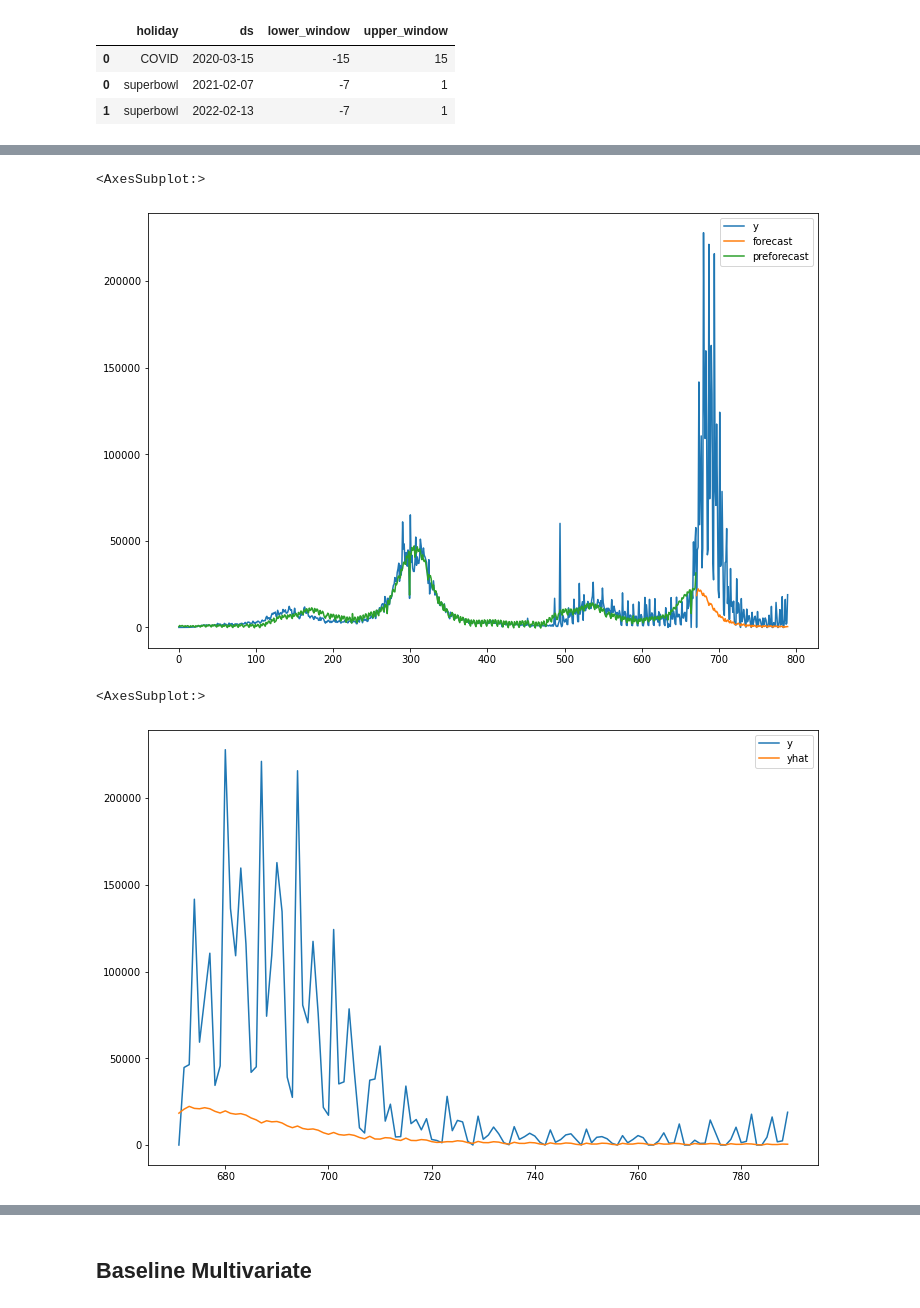
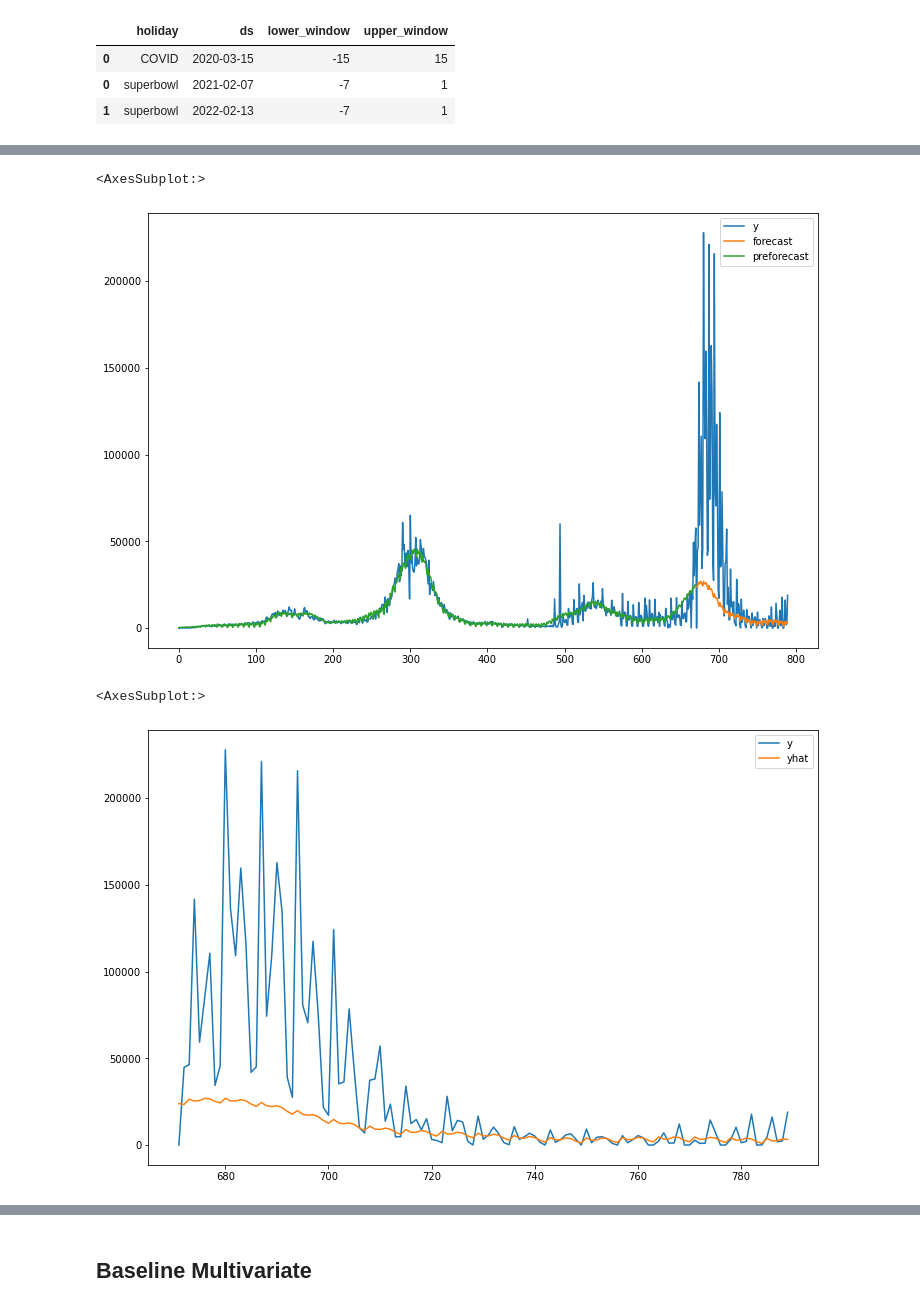
Before and after one commit to danielhe-nu/STAT390-Snowman, a Jupyter notebook: Daniel Final/Cali_Both_PROPHET.ipynb, the cells around one changed output, grey strips where cells are left out. Drawn from its saved outputs; the diff is of its cells as text; code cells hidden in the pictures.

```diff
--- a/Daniel Final/Cali_Both_PROPHET.ipynb
+++ b/Daniel Final/Cali_Both_PROPHET.ipynb
@@ -14,8 +19,9 @@ def mase(actual, forecast):
     denominator = np.mean(np.abs(np.diff(actual)))
     return numerator / denominator
 # %%
-covid_df  = pd.read_csv('california_uni.csv', parse_dates=['Date'])
+covid_df  = pd.read_csv('california_uni.csv')
 covid_df = covid_df.drop('PROVINCE_STATE_NAME', axis=1)
+covid_df['PEOPLE_POSITIVE_NEW_CASES_COUNT'] = np.clip(covid_df['PEOPLE_POSITIVE_NEW_CASES_COUNT'], 0, None)
 
 train_size = int(len(covid_df) * 0.85)
 covid_train, covid_test = covid_df[0:train_size], covid_df[train_size:]
@@ -111,5 +163,5 @@ events
 # %%
-prophet_tuned = Prophet(yearly_seasonality=True, weekly_seasonality=True, seasonality_mode='multiplicative', n_changepoints=25, holidays=events)
+prophet_tuned = Prophet(yearly_seasonality=True, n_changepoints=25, changepoint_prior_scale=0.5, seasonality_prior_scale=1.0, holidays_prior_scale=0.01, seasonality_mode='multiplicative')
 prophet_tuned.add_country_holidays(country_name='US')
 
 prophet_tuned.fit(covid_train)
@@ -127,20 +179,23 @@ prophet_df_season['forecast'] = prop_season_test['yhat']
 length2 = len(prophet_df_season) - len(prop_season_test)
 forecast2 = pd.concat([pd.Series([np.nan] * length2), prop_season_test['yhat']], ignore_index=True)
 prophet_df_season['forecast'] = forecast2
+prophet_df_season['forecast'] = np.clip(prophet_df_season['forecast'], 0, None)
+
 
 prophet_df_season['preforecast']=prop_season_train['yhat']
 
 prophet_df_season[['y','forecast', 'preforecast']].plot(figsize=(12,8))
 # %% [output]
 <AxesSubplot:>
-[figure, old version]
+[figure, new version]
 # %%
 graph_df = pd.DataFrame(covid_test)
 graph_df['yhat'] = prop_season_test['yhat'].values
+graph_df['yhat'] = np.clip(graph_df['yhat'], 0, None)
 graph_df[['y','yhat']].plot(figsize=(12,8))
 # %% [output]
 <AxesSubplot:>
-[figure, old version]
+[figure, new version]
 # %%
 tuned_df = prophet_tuned.make_future_dataframe(periods=len(covid_test))
 tuned_df['ds'] = pd.to_datetime(tuned_df['ds'])
```
Also changed, not shown: parts of 29 cells of this notebook.
